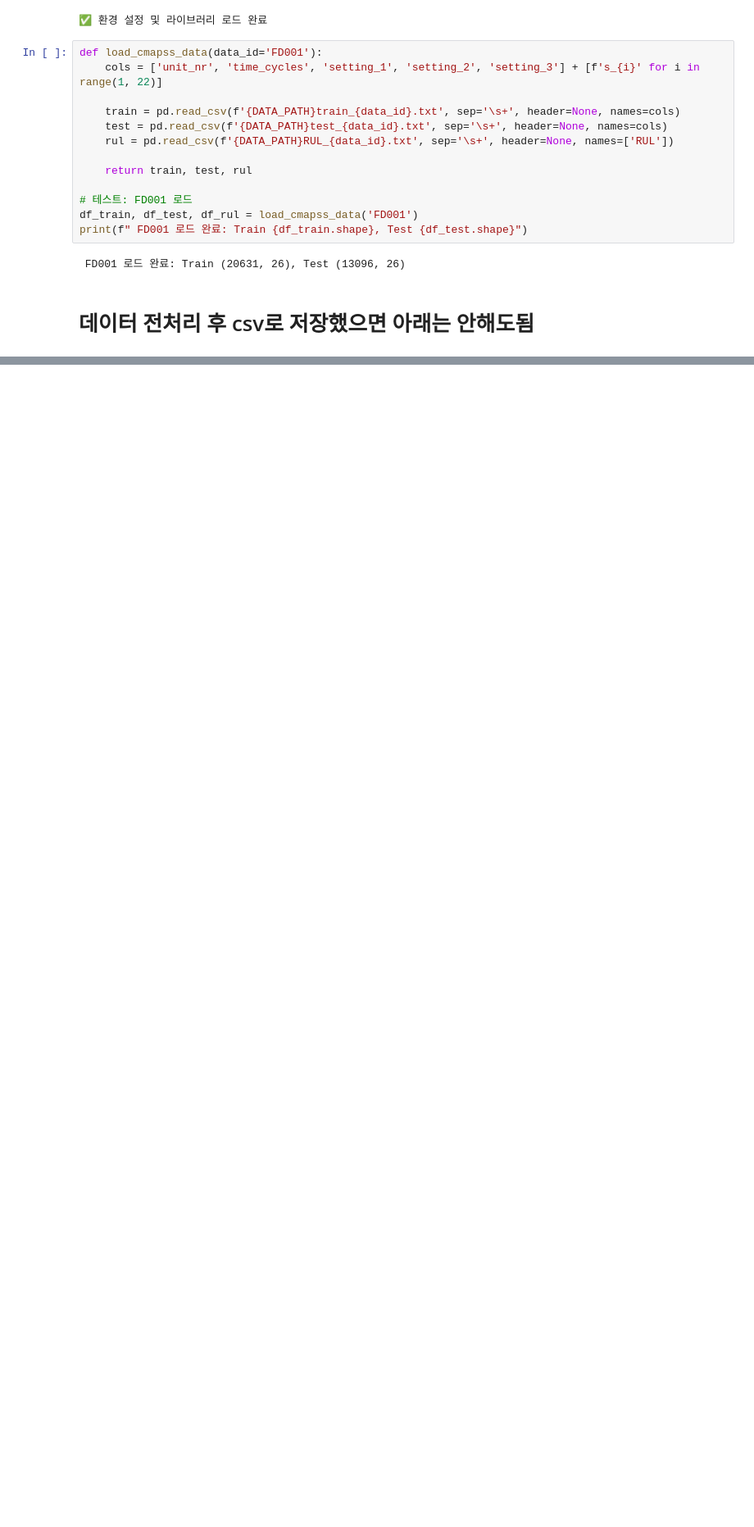
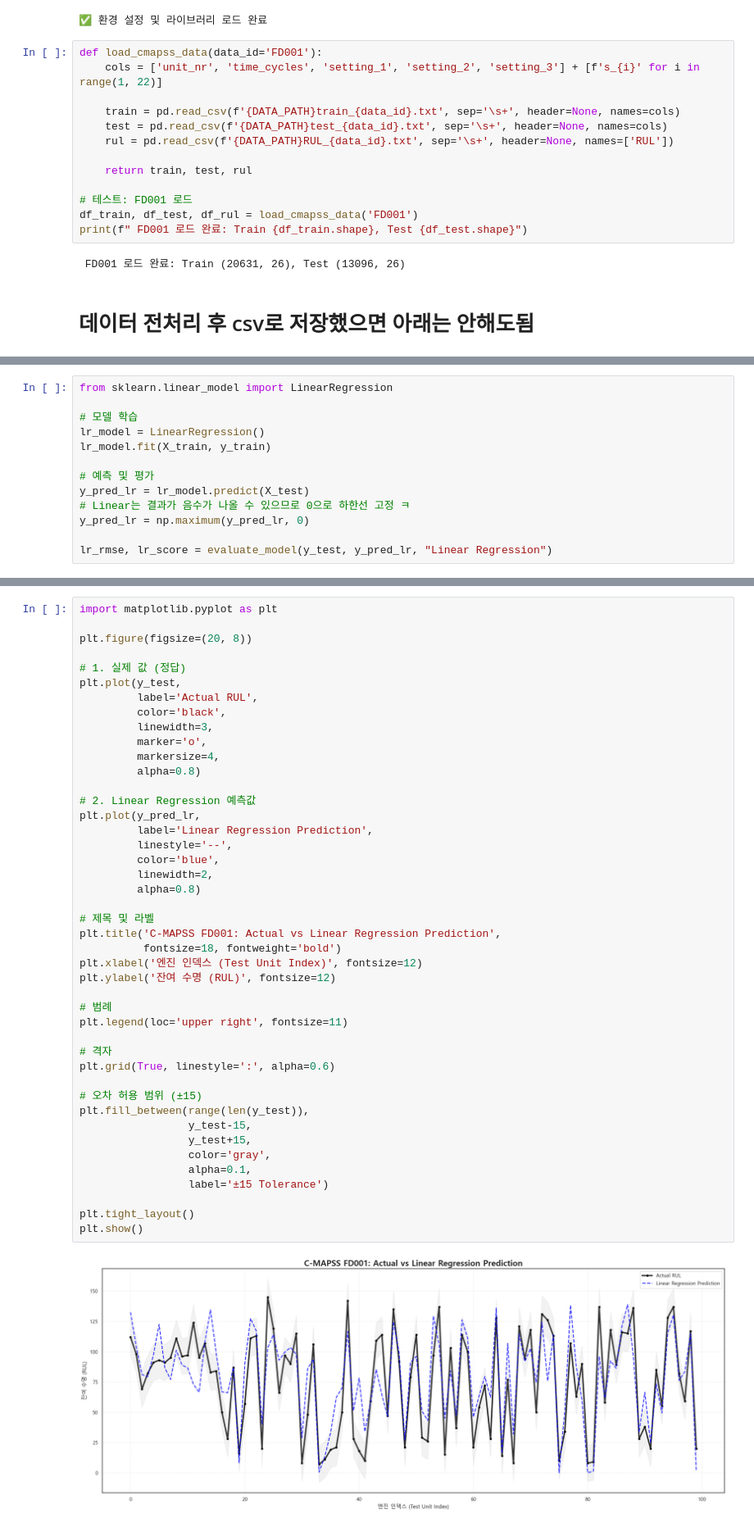
Before and after one commit to dlalswns0211/sparta_project_4_team16, a Jupyter notebook: TH/notebooks/FD001_데이터분리.ipynb, the cells around one changed output, grey strips where cells are left out. Shown at 82% size. Cells and saved outputs as stored; diff of their text form; blank space fills up the shorter version.

```diff
--- a/TH/notebooks/FD001_데이터분리.ipynb
+++ b/TH/notebooks/FD001_데이터분리.ipynb
@@ -199,0 +219,13 @@ print(f" y_test:  {y_test.shape[0]} 행 (엔진 100개)")
+# %%
+from sklearn.linear_model import LinearRegression
+
+# 모델 학습
+lr_model = LinearRegression()
+lr_model.fit(X_train, y_train)
+
+# 예측 및 평가
+y_pred_lr = lr_model.predict(X_test)
+# Linear는 결과가 음수가 나올 수 있으므로 0으로 하한선 고정 ㅋ
+y_pred_lr = np.maximum(y_pred_lr, 0)
+
+lr_rmse, lr_score = evaluate_model(y_test, y_pred_lr, "Linear Regression")
@@ -199,0 +236,46 @@ print(f" y_test:  {y_test.shape[0]} 행 (엔진 100개)")
+# %%
+import matplotlib.pyplot as plt
+
+plt.figure(figsize=(20, 8))
+
+# 1. 실제 값 (정답)
+plt.plot(y_test,
+         label='Actual RUL',
+         color='black',
+         linewidth=3,
+         marker='o',
+         markersize=4,
+         alpha=0.8)
+
+# 2. Linear Regression 예측값
+plt.plot(y_pred_lr,
+         label='Linear Regression Prediction',
+         linestyle='--',
+         color='blue',
+         linewidth=2,
+         alpha=0.8)
+
+# 제목 및 라벨
+plt.title('C-MAPSS FD001: Actual vs Linear Regression Prediction',
+          fontsize=18, fontweight='bold')
+plt.xlabel('엔진 인덱스 (Test Unit Index)', fontsize=12)
+plt.ylabel('잔여 수명 (RUL)', fontsize=12)
+
+# 범례
+plt.legend(loc='upper right', fontsize=11)
+
+# 격자
+plt.grid(True, linestyle=':', alpha=0.6)
+
+# 오차 허용 범위 (±15)
+plt.fill_between(range(len(y_test)),
+                 y_test-15,
+                 y_test+15,
+                 color='gray',
+                 alpha=0.1,
+                 label='±15 Tolerance')
+
+plt.tight_layout()
+plt.show()
+# %% [output]
+[figure, added]
```
Also changed, not shown: parts of 4 cells of this notebook.
